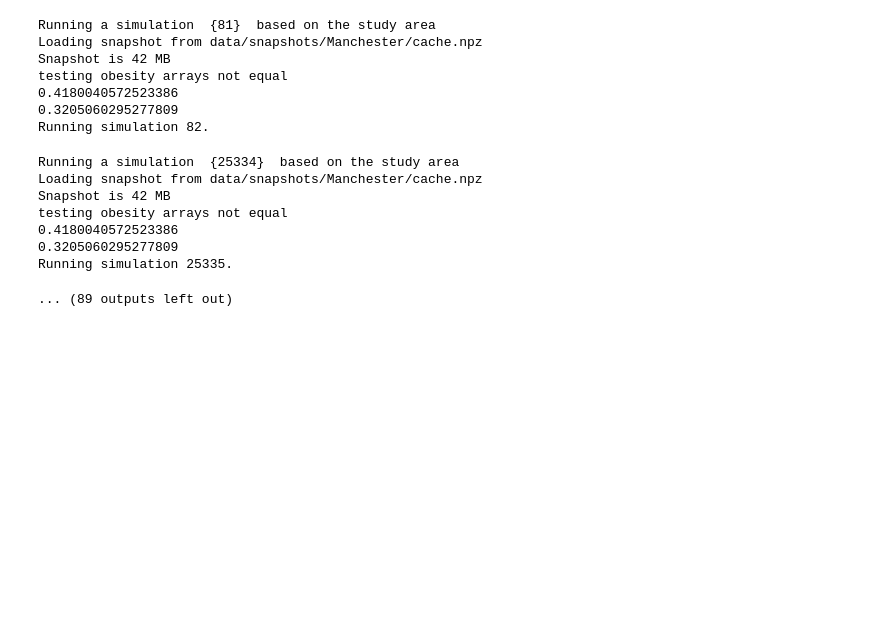
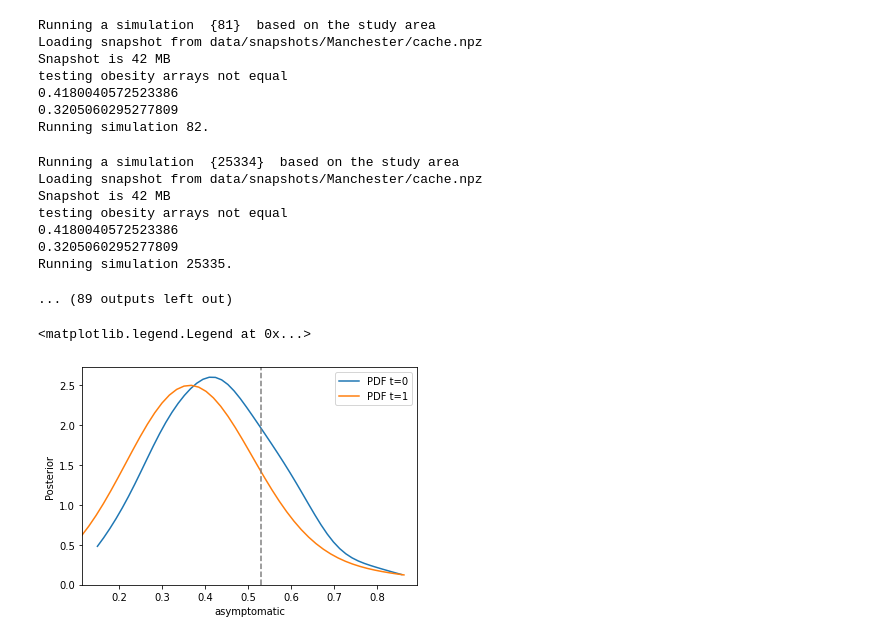
Before and after one commit to alan-turing-institute/uatk-aspics, a Jupyter notebook: calibration/abc_notebook.ipynb, the cells around one changed output. Cells and saved outputs as stored; diff of their text form; code cells hidden in the pictures; blank space fills up the shorter version.

```diff
--- a/calibration/abc_notebook.ipynb
+++ b/calibration/abc_notebook.ipynb
@@ -476,3 +476,15 @@ testing obesity arrays not equal
 0.3205060295277809
 Running simulation 25335.
 ... (89 outputs left out)
+# %%
+fig, ax = plt.subplots()
+
+for t in range(history.max_t + 1):
+    df, w = history.get_distribution(m=0, t=t)
+    pyabc.visualization.plot_kde_1d(df, w,x="asymptomatic", ax=ax,label="PDF t={}".format(t))
+#ax.axvline(y_observed, color="k", linestyle="dashed");
+ax.axvline(x=0.53, color="grey", linestyle="dashed");
+ax.legend()
+# %% [output]
+<matplotlib.legend.Legend at 0x...>
+[figure, added]
```
Also changed, not shown: parts of 8 cells of this notebook.
